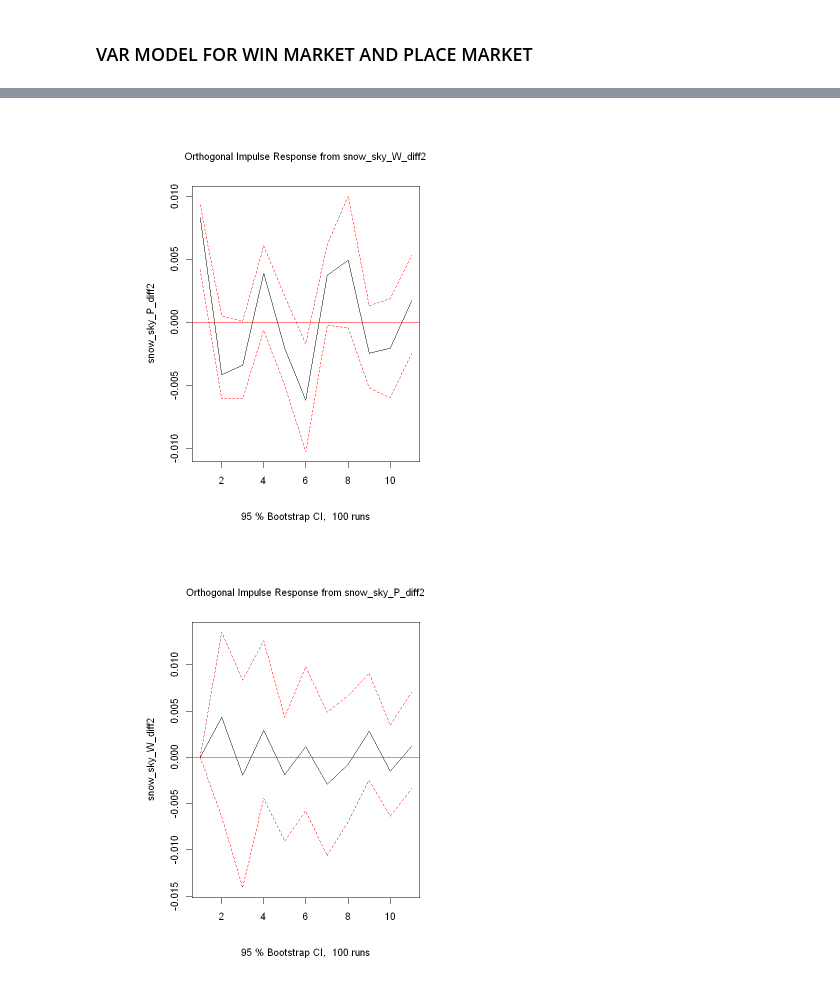
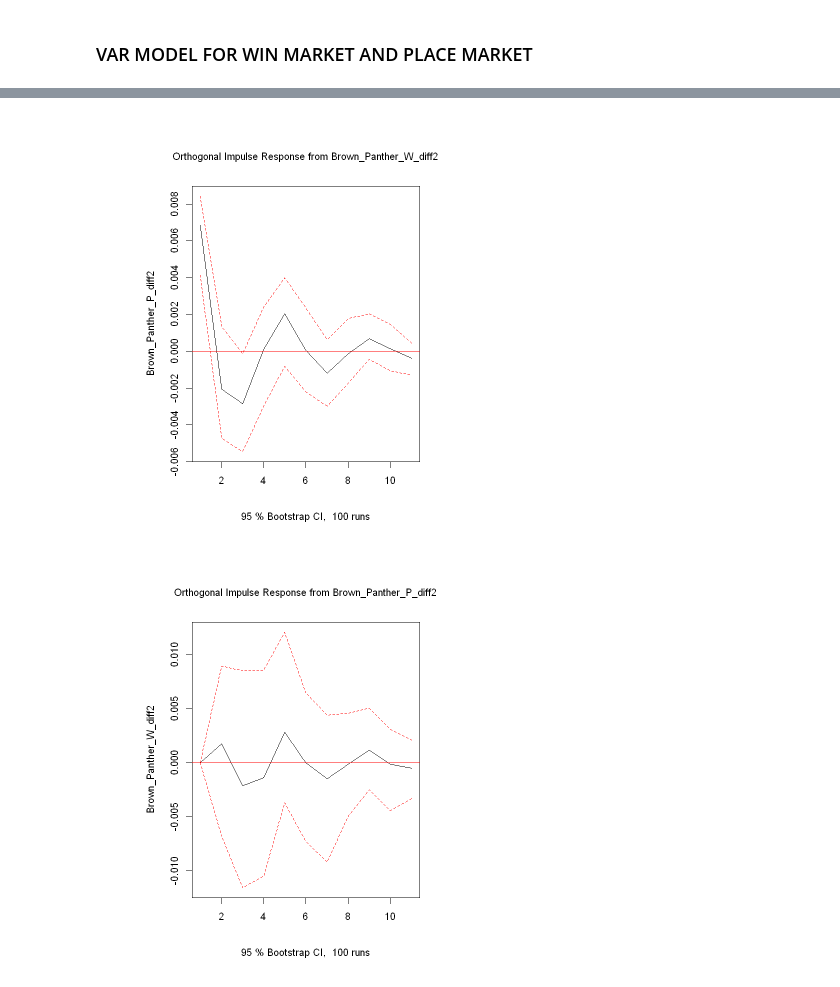
Before and after one commit to SamuelDevdas/Time-Series-Finance-Sports-Betting, a Jupyter notebook: win_data_prep2.ipynb, the cells around one changed output, grey strips where cells are left out. Cells and saved outputs as stored; diff of their text form; code cells hidden in the pictures.

```diff
--- a/win_data_prep2.ipynb
+++ b/win_data_prep2.ipynb
@@ -326,11 +304,11 @@ A Time Series: 1 × 6
 # %%
 # Convert 'time_bucket' to POSIXct for proper time handling
-Snow_Sky_PLACE_df <- Snow_Sky_PLACE_df %>%
+Brown_Panther_PLACE_df <- Brown_Panther_PLACE_df %>%
   mutate(timestamp = as.POSIXct(time_bucket * Bucket_size, origin = "1970-01-01", tz = "GMT"))
 
 # Check the range of the timestamp
-start_time <- min(Snow_Sky_PLACE_df$timestamp)
-end_time <- max(Snow_Sky_PLACE_df$timestamp)
+start_time <- min(Brown_Panther_PLACE_df$timestamp)
+end_time <- max(Brown_Panther_PLACE_df$timestamp)
 
 # Create a sequence of time points from start to end with a step of 6 seconds
 time_points <- seq(from = start_time, to = end_time, by = Bucket_size)
@@ -340,7 +318,7 @@ complete_data <- data.frame(timestamp = time_points)
 
 # Merge with the original data to ensure alignment
 complete_data <- complete_data %>%
-  left_join(Snow_Sky_PLACE_df, by = "timestamp")
+  left_join(Brown_Panther_PLACE_df, by = "timestamp")
 
 # Fill missing prices with NA or any other method if necessary
 complete_data <- complete_data %>%
@@ -436,5 +392,5 @@ plot(decomposed_2)
 # %%
-snow_sky_W_diff1 <- diff(Snow_Sky_WIN_df$mean_price, lag = 1)
+Brown_Panther_W_diff1 <- diff(Brown_Panther_WIN_df$mean_price, lag = 1)
 
-snow_sky_P_diff1 <- diff(Snow_Sky_PLACE_df$mean_price, lag = 1)
+Brown_Panther_P_diff1 <- diff(Brown_Panther_PLACE_df$mean_price, lag = 1)
 # %%
@@ -521,7 +477,7 @@ alternative hypothesis: stationary
 # %% [markdown]
 #P-Value > 0.05, hence we take do another differential
 # %%
-snow_sky_W_diff2 <- diff(snow_sky_W_diff1, lag = 1)
+Brown_Panther_W_diff2 <- diff(Brown_Panther_W_diff1, lag = 1)
 
-snow_sky_P_diff2 <- diff(snow_sky_P_diff1, lag = 1)
+Brown_Panther_P_diff2 <- diff(Brown_Panther_P_diff1, lag = 1)
 # %%
@@ -580,10 +520,10 @@ Loading required package: lmtest
 # %%
 # Estimating vector autoregression and testing for causality
 
-VAR_est <- VAR(cbind(snow_sky_W_diff2,snow_sky_P_diff2), ic="AIC", lag.max = 6)
+VAR_est <- VAR(cbind(Brown_Panther_W_diff2,Brown_Panther_P_diff2), ic="AIC", lag.max = 3)
 coeftest(VAR_est)
-causality(VAR_est, cause="snow_sky_W_diff2")["Granger"]
-causality(VAR_est, cause="snow_sky_P_diff2")["Granger"]
+causality(VAR_est, cause="Brown_Panther_W_diff2")["Granger"]
+causality(VAR_est, cause="Brown_Panther_P_diff2")["Granger"]
 
 # Interpretation: The Granger-causality test states that at the 95% confidence interval, oil returns do significantly Granger-cause the inflation rate but not vice versa.
 # %% [output]
@@ -641,9 +581,9 @@ snow_sky_P_diff2            0.787            1.000
 # %%
 # Degression: Plotting impulse response functions
-plot(irf(VAR_est, impulse="snow_sky_W_diff2", response="snow_sky_P_diff2"))
-plot(irf(VAR_est, impulse="snow_sky_P_diff2", response="snow_sky_W_diff2"))
+plot(irf(VAR_est, impulse="Brown_Panther_W_diff2", response="Brown_Panther_P_diff2"))
+plot(irf(VAR_est, impulse="Brown_Panther_P_diff2", response="Brown_Panther_W_diff2"))
 
 # Interpretation: A shock in the inflation rate does not have an effect on oil returns, whereas a shock in oil returns has a positive effect on the inflation rate in the first months after the shock.
 # %% [output]
-[figure, old version]
+[figure, new version]
-[figure, old version]
+[figure, new version]
```
Also changed, not shown: parts of 25 cells of this notebook.
